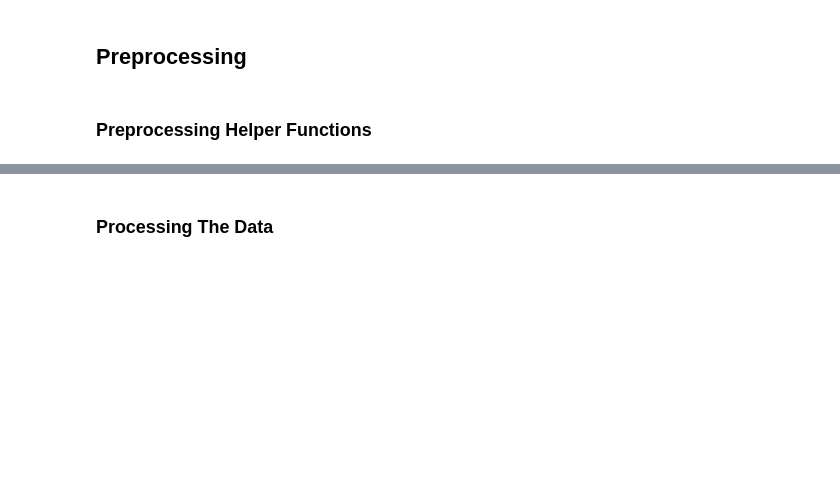
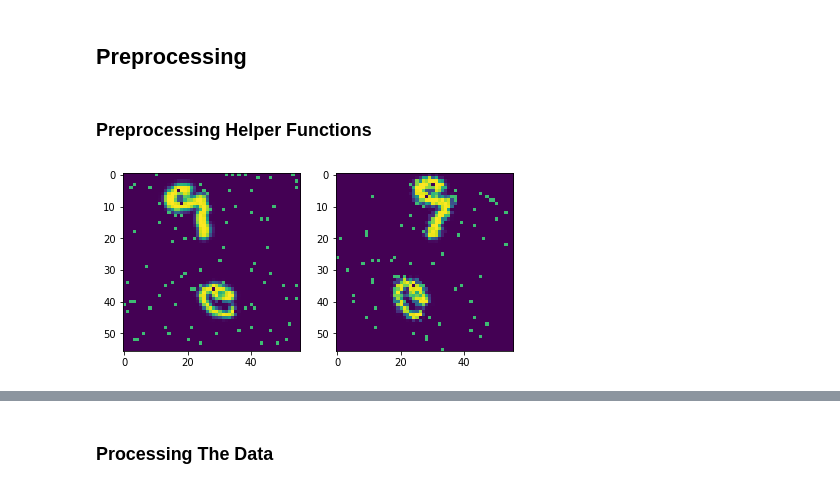
Before and after one commit to shubymao/comp551-p3, a Jupyter notebook: Project_3_Notebook.ipynb, the cells around one changed output, grey strips where cells are left out. Saved outputs shown, nothing was run; the diff lists cells and outputs as text; code cells hidden in the pictures; blank space fills up the shorter version.

Commit message:
Finish data augmentation

```diff
--- a/Project_3_Notebook.ipynb
+++ b/Project_3_Notebook.ipynb
@@ -78,9 +78,14 @@ def img_grid(row,col,imgs):
     # plt.colorbar()
     plt.show()
 # %%
-def generate_random_rotation(image_tensor, num):
-    angle = random.randint(-20, 20)
+def generate_random_rotation(image_tensor, rotate_angles=[-30,10]):
     outputs = []
-    for _ in range(num):
+    for angle in rotate_angles:
       outputs.append(TF.rotate(image_tensor, angle))
     return outputs
+
+sample_tensor = torch.from_numpy(training_data[0,None]).float()
+rotated_tensor = generate_random_rotation(sample_tensor)[0]
+img_grid(1,2,[sample_tensor[0],rotated_tensor[0]])
+# %% [output]
+[figure, added]
```
Also changed, not shown: parts of 4 cells of this notebook.
